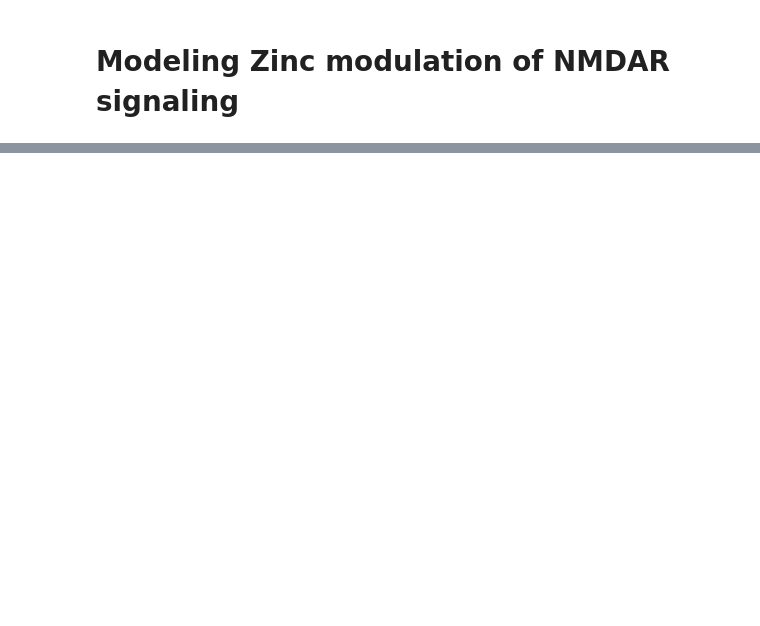
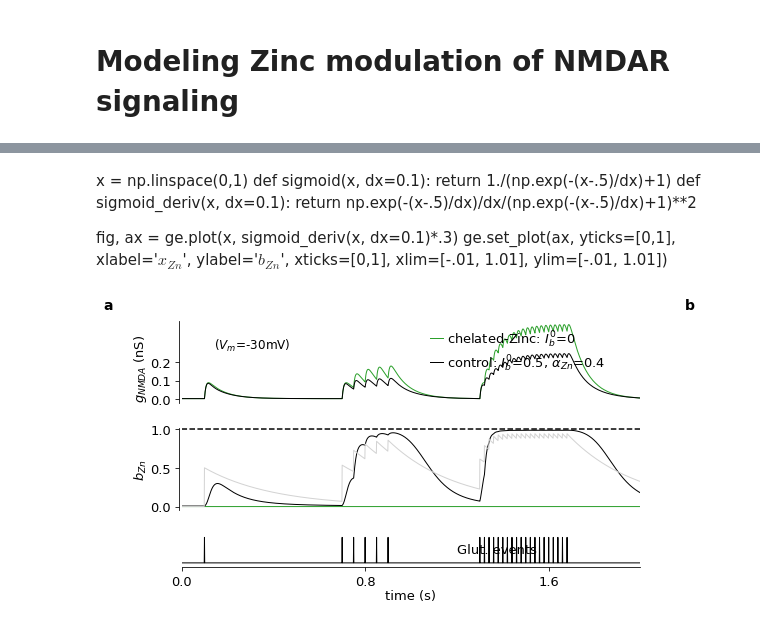
Before and after one commit to yzerlaut/zinc-NMDA-modulation, a Jupyter notebook: 2_Models.ipynb, the cells around one changed output, grey strips where cells are left out. Cells and saved outputs as stored; diff of their text form; code cells hidden in the pictures; blank space fills up the shorter version.

```diff
--- a/2_Models.ipynb
+++ b/2_Models.ipynb
@@ -222,0 +252,59 @@ ge.save_on_desktop(fig, 'fig.png')
+# %% [markdown]
+x = np.linspace(0,1)
+def sigmoid(x, dx=0.1):
+    return 1./(np.exp(-(x-.5)/dx)+1)
+def sigmoid_deriv(x, dx=0.1):
+    return np.exp(-(x-.5)/dx)/dx/(np.exp(-(x-.5)/dx)+1)**2
+
+fig, ax = ge.plot(x, sigmoid_deriv(x, dx=0.1)*.3)
+ge.set_plot(ax, yticks=[0,1], xlabel='$x_{Zn}$', ylabel='$b_{Zn}$',
+            xticks=[0,1], xlim=[-.01, 1.01], ylim=[-.01, 1.01])
+# %%
+from datavyz import gen as ge
+t = np.arange(2000)*1e-3
+# same events in voltage-clamp -> hyperpolarized
+
+EVENTS = [0.1]+list(np.arange(5)*0.05+.7)+list(np.arange(20)*0.02+1.3)
+#EVENTS = [0.1]+list(np.arange(20)*0.02+.7)
+
+
+params['dx_Zn'] = 0
+sim0 = solve_synapse_equation(t, params, Glut_events=EVENTS, Vm=-30e-3)
+params['dx_Zn'] = 0.5
+sim1 = solve_synapse_equation(t, params, Glut_events=EVENTS, Vm=-30e-3)
+
+
+fig, AX = ge.figure(axes_extents=[[[1,2]],
+                                  [[1,2]],
+                                  [[1,1]]],
+                    figsize=(1.7,.25), hspace=1.5, top=3., bottom=3., left=0.5, right=2.)
+
+# model1
+ge.plot(t, sim1['Glut_event_trace'], ax=AX[2],
+        axes_args={'spines':['bottom'], 'xlabel':'time (s)', 'xlim':[t[0],t[-1]]})
+ge.annotate(AX[2], 'Glut. events', (.6, .3))
+AX[1].plot(t, 0*t,  lw=1, color=ge.green)
+AX[1].plot(t, sim1['bZn'],  lw=1, color='k')
+AX[1].plot(t, sim1['xZn'],  lw=1, color='lightgray')
+
+ge.set_plot(AX[1], ['left'], ylabel='$b_{Zn}$', ylim=[-0.05,1.01], yticks=[0,0.5,1.], xlim=[t[0],t[-1]])
+
+AX[0].plot(t, 1e9*sim0['gNMDA'],  color=ge.green, lw=1, label='chelated-Zinc: $I_{b}^0$=0')
+AX[0].plot(t, 1e9*sim1['gNMDA'], color='k', lw=1,
+           label='control: $I_{b}^0$=%.1f, $\\alpha_{Zn}$=%.1f' % (params['dx_Zn'], params['alpha_Zn']))
+
+AX[1].plot(t, 1+0*t, 'k--')
+
+ge.set_plot(AX[0], ['left'], ylabel = '$g_{NMDA}$ (nS)    ',
+            yticks = [0,.1,.2], xlim=[t[0],t[-1]])
+
+ge.legend(AX[0], loc=(.53,.3), labelspacing=0.3)
+ge.annotate(AX[0], '($V_m$=-30mV)', (.07,.6), size='small')
+
+
+
+ge.panel_label(AX[0], 'a', (-.15,1.1), size='large')
+ge.panel_label(AX[0], 'b', (1.12,1.1), size='large')
+#ge.save_on_desktop(fig)
+# %% [output]
+[figure, added]
```
Also changed, not shown: parts of 5 cells of this notebook, 3 other files.
